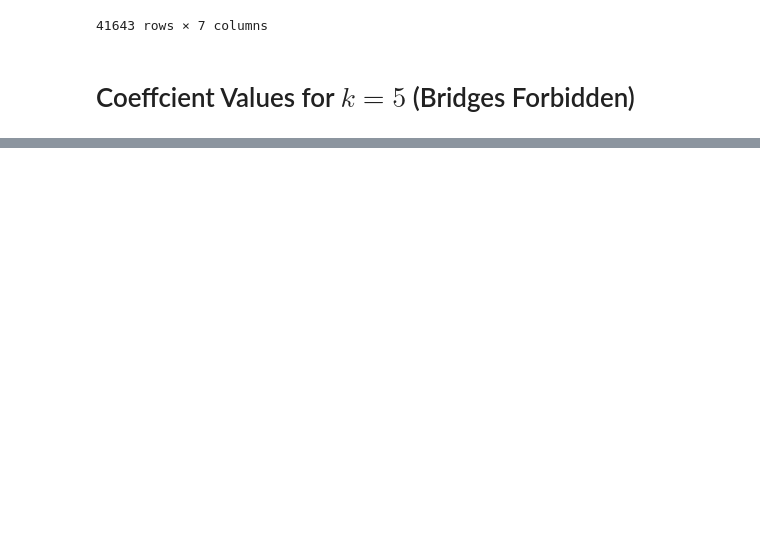
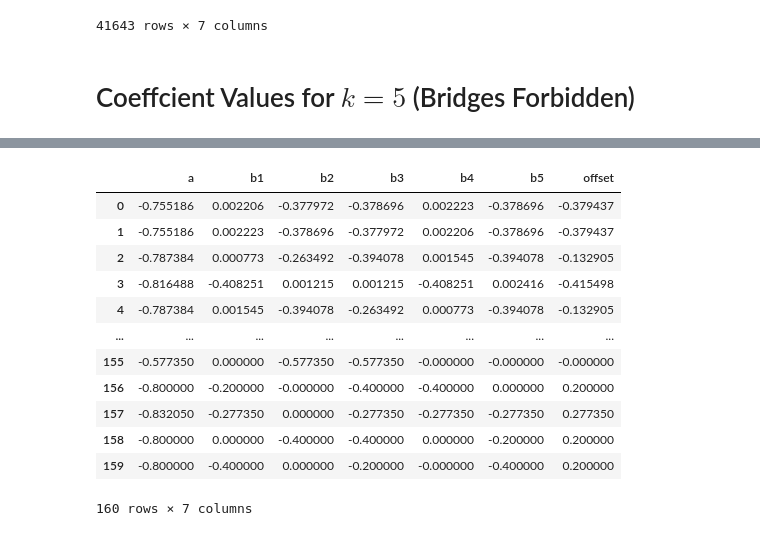
Before and after one commit to davidmisiak/flow-polynomials, a Jupyter notebook: analysis.ipynb, the cells around one changed output, grey strips where cells are left out. Saved outputs shown, nothing was run; the diff lists cells and outputs as text; code cells hidden in the pictures; blank space fills up the shorter version.

Commit message:
Analysis: add general convex hull method

```diff
--- a/analysis.ipynb
+++ b/analysis.ipynb
@@ -270,0 +364,24 @@ plot_k5(df_k5_dP5, 26)
+# %%
+def get_planes(points):
+    hull = ConvexHull(points)
+    planes = pd.DataFrame(hull.equations)
+    planes = unique_rows(planes)
+    planes.columns = points.columns.tolist() + ['offset']
+    return planes
+
+planes = get_planes(points)
+planes
+# %% [output]
+|  | a | b1 | b2 | b3 | b4 | b5 | offset |
+| 0 | -0.755186 | 0.002206 | -0.377972 | -0.378696 | 0.002223 | -0.378696 | -0.379437 |
+| 1 | -0.755186 | 0.002223 | -0.378696 | -0.377972 | 0.002206 | -0.378696 | -0.379437 |
+| 2 | -0.787384 | 0.000773 | -0.263492 | -0.394078 | 0.001545 | -0.394078 | -0.132905 |
+| 3 | -0.816488 | -0.408251 | 0.001215 | 0.001215 | -0.408251 | 0.002416 | -0.415498 |
+| 4 | -0.787384 | 0.001545 | -0.394078 | -0.263492 | 0.000773 | -0.394078 | -0.132905 |
+| ... | ... | ... | ... | ... | ... | ... | ... |
+| 155 | -0.577350 | 0.000000 | -0.577350 | -0.577350 | -0.000000 | -0.000000 | -0.000000 |
+| 156 | -0.800000 | -0.200000 | -0.000000 | -0.400000 | -0.400000 | 0.000000 | 0.200000 |
+| 157 | -0.832050 | -0.277350 | 0.000000 | -0.277350 | -0.277350 | -0.277350 | 0.277350 |
+| 158 | -0.800000 | 0.000000 | -0.400000 | -0.400000 | 0.000000 | -0.200000 | 0.200000 |
+| 159 | -0.800000 | -0.400000 | 0.000000 | -0.200000 | -0.000000 | -0.400000 | 0.200000 |
+160 rows × 7 columns
```
Also changed, not shown: parts of 10 cells of this notebook.
